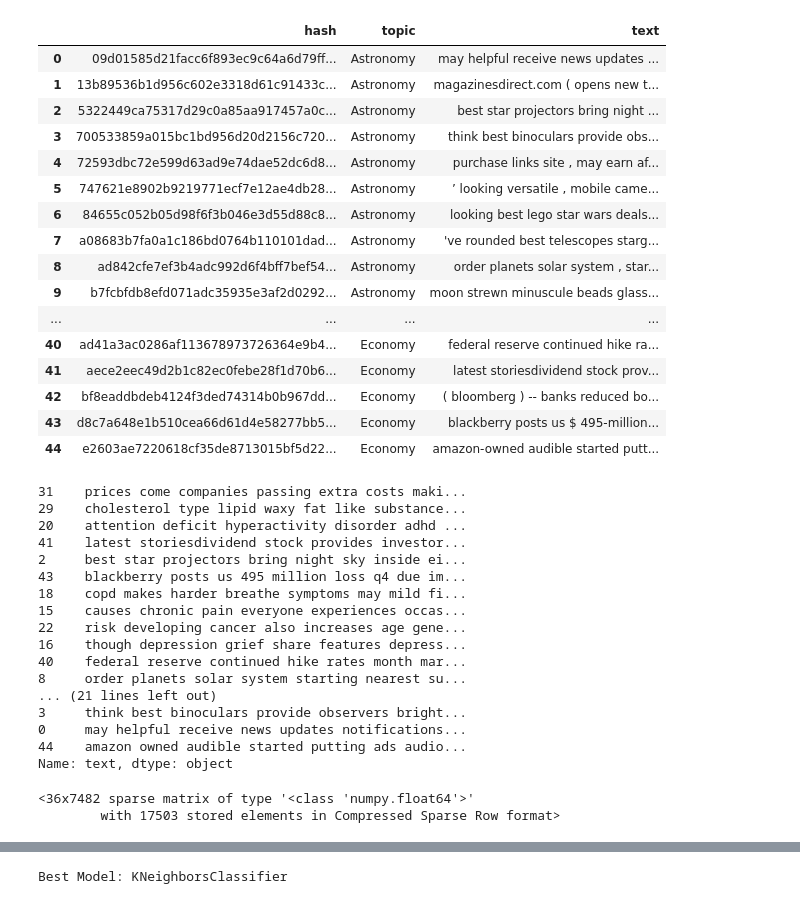
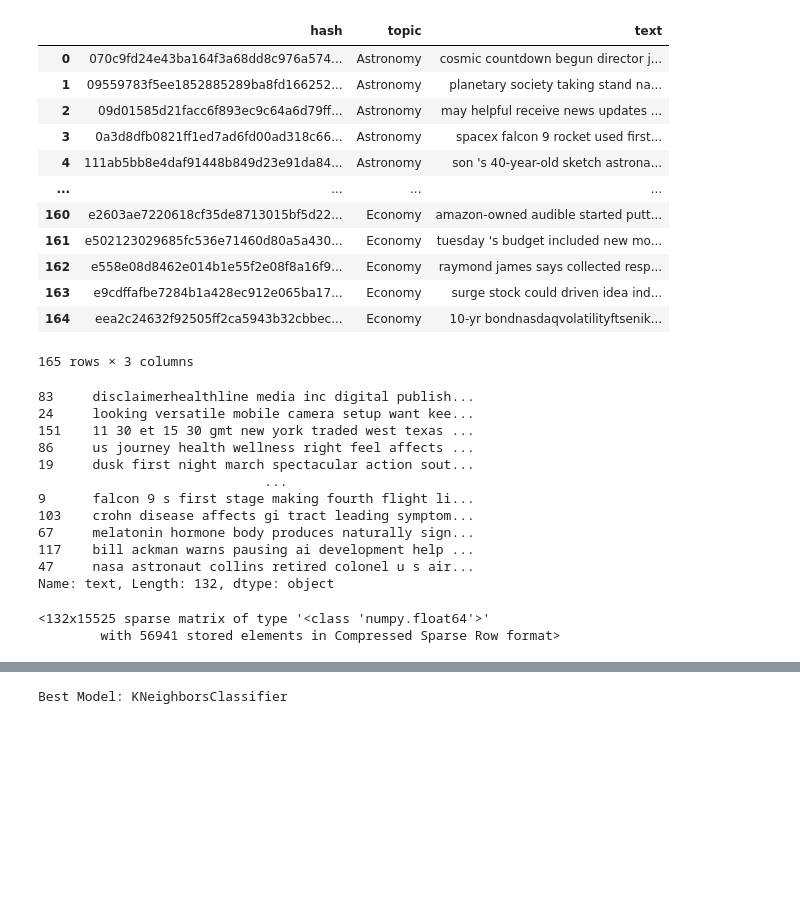
Before and after one commit to HertegKohar/cp423, a Jupyter notebook: Project/train_classifiers.ipynb, the cells around one changed output, grey strips where cells are left out. Saved outputs shown, nothing was run; the diff lists cells and outputs as text; code cells hidden in the pictures; blank space fills up the shorter version.

```diff
--- a/Project/train_classifiers.ipynb
+++ b/Project/train_classifiers.ipynb
@@ -13,35 +13,31 @@ TOPICS_MAP = {"Astronomy": 0, "Health": 1, "Economy": 2}
 # %%
 def create_dataset(topics):
     data = {'hash':[],'topic': [], 'text': []}
     for topic in topics:
-        for file in os.listdir(topic):
-            with open(f"{topic}/{file}", "r", encoding="utf-8") as f:
+        for file in os.listdir(f"Documents/{topic}"):
+            with open(f"Documents/{topic}/{file}", "r", encoding="utf-8") as f:
                 text = f.read()
                 data['hash'].append(file)
                 data['topic'].append(topic)
                 data['text'].append(text)
     return pd.DataFrame(data)
 
 data = create_dataset(TOPICS)
 data
 # %% [output]
 |  | hash | topic | text |
-| 0 | 09d01585d21facc6f893ec9c64a6d79ff... | Astronomy | may helpful receive news updates ... |
-| 1 | 13b89536b1d956c602e3318d61c91433c... | Astronomy | magazinesdirect.com ( opens new t... |
-| 2 | 5322449ca75317d29c0a85aa917457a0c... | Astronomy | best star projectors bring night ... |
-| 3 | 700533859a015bc1bd956d20d2156c720... | Astronomy | think best binoculars provide obs... |
-| 4 | 72593dbc72e599d63ad9e74dae52dc6d8... | Astronomy | purchase links site , may earn af... |
-| 5 | 747621e8902b9219771ecf7e12ae4db28... | Astronomy | ’ looking versatile , mobile came... |
-| 6 | 84655c052b05d98f6f3b046e3d55d88c8... | Astronomy | looking best lego star wars deals... |
-| 7 | a08683b7fa0a1c186bd0764b110101dad... | Astronomy | 've rounded best telescopes starg... |
-| 8 | ad842cfe7ef3b4adc992d6f4bff7bef54... | Astronomy | order planets solar system , star... |
-| 9 | b7fcbfdb8efd071adc35935e3af2d0292... | Astronomy | moon strewn minuscule beads glass... |
+| 0 | 070c9fd24e43ba164f3a68dd8c976a574... | Astronomy | cosmic countdown begun director j... |
+| 1 | 09559783f5ee1852885289ba8fd166252... | Astronomy | planetary society taking stand na... |
+| 2 | 09d01585d21facc6f893ec9c64a6d79ff... | Astronomy | may helpful receive news updates ... |
+| 3 | 0a3d8dfb0821ff1ed7ad6fd00ad318c66... | Astronomy | spacex falcon 9 rocket used first... |
+| 4 | 111ab5bb8e4daf91448b849d23e91da84... | Astronomy | son 's 40-year-old sketch astrona... |
 | ... | ... | ... | ... |
-| 40 | ad41a3ac0286af113678973726364e9b4... | Economy | federal reserve continued hike ra... |
-| 41 | aece2eec49d2b1c82ec0febe28f1d70b6... | Economy | latest storiesdividend stock prov... |
-| 42 | bf8eaddbdeb4124f3ded74314b0b967dd... | Economy | ( bloomberg ) -- banks reduced bo... |
-| 43 | d8c7a648e1b510cea66d61d4e58277bb5... | Economy | blackberry posts us $ 495-million... |
-| 44 | e2603ae7220618cf35de8713015bf5d22... | Economy | amazon-owned audible started putt... |
+| 160 | e2603ae7220618cf35de8713015bf5d22... | Economy | amazon-owned audible started putt... |
+| 161 | e502123029685fc536e71460d80a5a430... | Economy | tuesday 's budget included new mo... |
+| 162 | e558e08d8462e014b1e55f2e08f8a16f9... | Economy | raymond james says collected resp... |
+| 163 | e9cdffafbe7284b1a428ec912e065ba17... | Economy | surge stock could driven idea ind... |
+| 164 | eea2c24632f92505ff2ca5943b32cbbec... | Economy | 10-yr bondnasdaqvolatilityftsenik... |
+165 rows × 3 columns
 # %%
 def preprocess(data,topics_map):
     tokenizer = RegexpTokenizer(r'\w+')
@@ -53,23 +49,18 @@ def preprocess(data,topics_map):
 X_train, X_test, y_train, y_test = preprocess(data,TOPICS_MAP)
 X_train
 # %% [output]
-31    prices come companies passing extra costs maki...
-29    cholesterol type lipid waxy fat like substance...
-20    attention deficit hyperactivity disorder adhd ...
-41    latest storiesdividend stock provides investor...
-2     best star projectors bring night sky inside ei...
-43    blackberry posts us 495 million loss q4 due im...
-18    copd makes harder breathe symptoms may mild fi...
-15    causes chronic pain everyone experiences occas...
-22    risk developing cancer also increases age gene...
-16    though depression grief share features depress...
-40    federal reserve continued hike rates month mar...
-8     order planets solar system starting nearest su...
-... (21 lines left out)
-3     think best binoculars provide observers bright...
-0     may helpful receive news updates notifications...
-44    amazon owned audible started putting ads audio...
-Name: text, dtype: object
+83     disclaimerhealthline media inc digital publish...
+24     looking versatile mobile camera setup want kee...
+151    11 30 et 15 30 gmt new york traded west texas ...
+86     us journey health wellness right feel affects ...
+19     dusk first night march spectacular action sout...
+                             ...
+9      falcon 9 s first stage making fourth flight li...
+103    crohn disease affects gi tract leading symptom...
+67     melatonin hormone body produces naturally sign...
+117    bill ackman warns pausing ai development help ...
+47     nasa astronaut collins retired colonel u s air...
+Name: text, Length: 132, dtype: object
 # %%
 def create_tf_idf(X_train,X_test):
     vectorizer = TfidfVectorizer()
@@ -79,8 +70,8 @@ def create_tf_idf(X_train,X_test):
 X_train_tfidf, X_test_tfidf = create_tf_idf(X_train,X_test)
 X_train_tfidf
 # %% [output]
-<36x7482 sparse matrix of type '<class 'numpy.float64'>'
-        with 17503 stored elements in Compressed Sparse Row format>
+<132x15525 sparse matrix of type '<class 'numpy.float64'>'
+        with 56941 stored elements in Compressed Sparse Row format>
 # %%
 from sklearn.svm import SVC
 from sklearn.neighbors import KNeighborsClassifier
```
Also changed, not shown: parts of 3 cells of this notebook, 34 other files.
